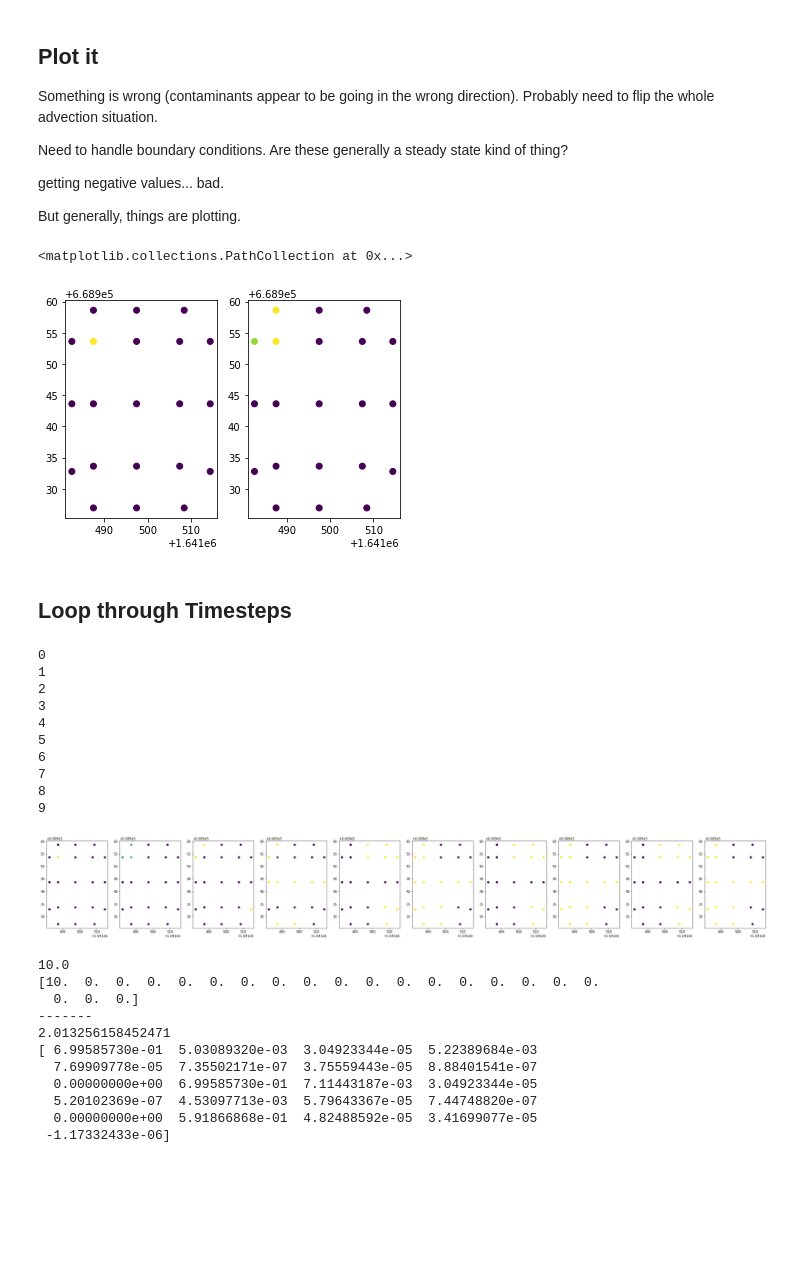
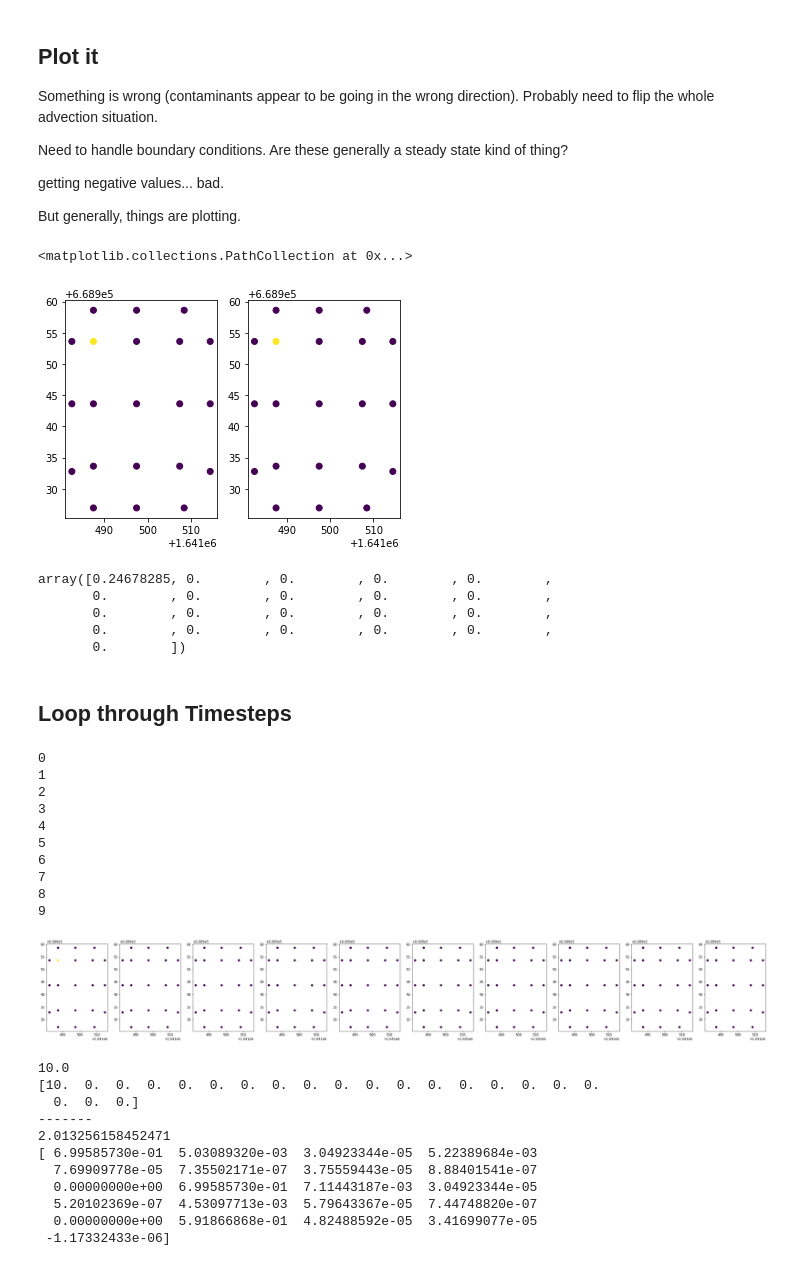
Before and after one commit to EcohydrologyTeam/ClearWater-riverine, a Jupyter notebook: examples/Sparse_Matrix_Framework.ipynb, the cells around one changed output. Drawn from its saved outputs; the diff is of its cells as text; code cells hidden in the pictures; blank space fills up the shorter version.

```diff
--- a/examples/Sparse_Matrix_Framework.ipynb
+++ b/examples/Sparse_Matrix_Framework.ipynb
@@ -268,8 +268,9 @@ $\frac{V_P^{n}C_P^{n}}{\Delta t \beta_P^{n}} + S_PA_P$
         seconds = (ds['dt'].values[t] / np.timedelta64(1, 's'))
         self.vals[:] = ds['volume'][t] / (seconds * params.beta) * self.conc  # eventually also need to add total-load source/sink term (M/T/L2)
 
-    def updateValues(self, vector):
-        self.vals[:] = vector
+    def updateValues(self, vector, ds, t):
+        seconds = (ds['dt'].values[t] / np.timedelta64(1, 's'))
+        self.vals[:] = vector * ds['volume'][t] / (seconds * params.beta) * self.conc
 # %%
 # test at single timestep
 t = 0
@@ -350,10 +342,19 @@ ys = ds_zarr.face_y
 
 fig, ax = plt.subplots(1,2)
 ax[0].scatter(xs,ys, c= rhs.vals)
-ax[1].scatter(xs,ys, c=dC)
+rhs.updateValues(dC, ds_zarr, 1)
+ax[1].scatter(xs,ys, c=rhs.vals)
 # %% [output]
 <matplotlib.collections.PathCollection at 0x...>
-[figure, old version]
+[figure, new version]
+# %%
+rhs.vals
+# %% [output]
+array([0.24678285, 0.        , 0.        , 0.        , 0.        ,
+       0.        , 0.        , 0.        , 0.        , 0.        ,
+       0.        , 0.        , 0.        , 0.        , 0.        ,
+       0.        , 0.        , 0.        , 0.        , 0.        ,
+       0.        ])
 # %% [markdown]
 ## Loop through Timesteps
 # %%
@@ -365,35 +366,35 @@ output = np.zeros((10, len(ds_zarr['nface'])))
 
 
 for t in range(len(ds_zarr['time']) - 1):
     print(t)
     output[t] = b.vals
     lhs = LHS(ds_zarr, params, t)
     lhs.updateValues(ds_zarr, params, t)
     A = csr_matrix( (lhs.coef,(lhs.rows, lhs.cols)), shape=(len(ds_zarr['nface']),len(ds_zarr['nface'])))
 
     # ax[t].scatter(xs, ys, c=b.vals)
     dC = spsolve(A, b.vals)
-    b.updateValues(dC)
+    b.updateValues(dC, ds_zarr, t+1)
 
 
 normalize = matplotlib.colors.Normalize(vmin=0, vmax=1)
 for t in range(len(ds_zarr['time']) - 1):
 
     ax[t].scatter(xs, ys, c=output[t], norm=normalize)
 
 fig.set_size_inches(40,5)
 # %% [output]
 0
 1
 2
 3
 4
 5
 6
 7
 8
 9
-[figure, old version]
+[figure, new version]
 # %%
 for item in output:
     print(item.sum())
```
Also changed, not shown: parts of 12 cells of this notebook, 2 other files.
